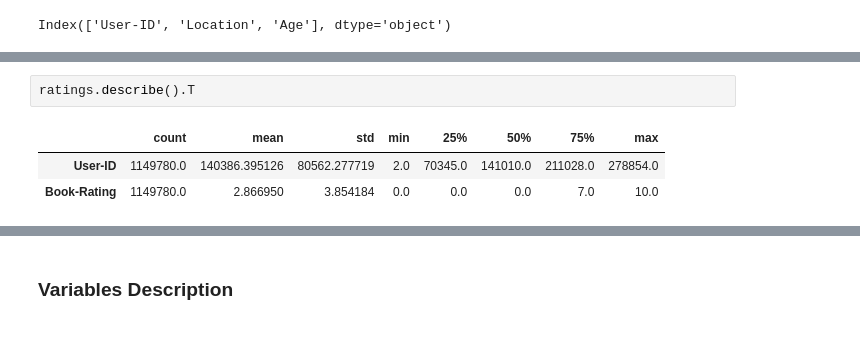
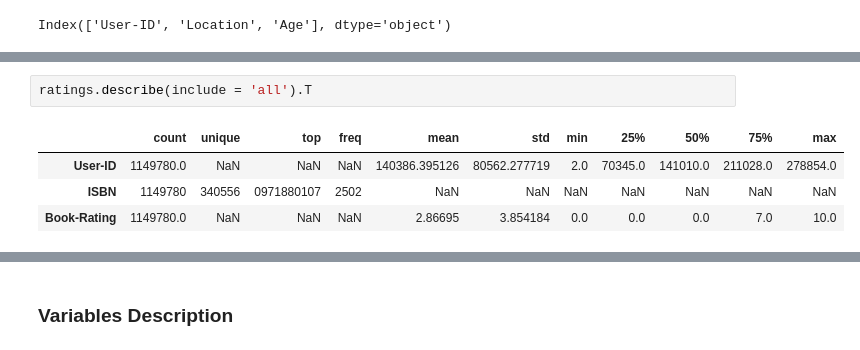
Before and after one commit to Jamal-1018/Book_Recommeder_System_Unsupervised_learning, a Jupyter notebook: Book_recommendation_sysytem_unsupervised.ipynb, the cells around one changed output, grey strips where cells are left out. Drawn from its saved outputs; the diff is of its cells as text.

```diff
--- a/Book_recommendation_sysytem_unsupervised.ipynb
+++ b/Book_recommendation_sysytem_unsupervised.ipynb
@@ -304,9 +316,10 @@ books.describe().T
 | Image-URL-M | 271360 | 271044 | http://images.amazon.com/images/P... | 2 |
 | Image-URL-L | 271357 | 271041 | http://images.amazon.com/images/P... | 2 |
 # %%
-ratings.describe().T
+ratings.describe(include = 'all').T
 # %% [output]
-|  | count | mean | std | min | 25% | 50% | 75% | max |
-| User-ID | 1149780.0 | 140386.395126 | 80562.277719 | 2.0 | 70345.0 | 141010.0 | 211028.0 | 278854.0 |
-| Book-Rating | 1149780.0 | 2.866950 | 3.854184 | 0.0 | 0.0 | 0.0 | 7.0 | 10.0 |
+|  | count | unique | top | freq | mean | std | min | 25% | 50% | 75% | max |
+| User-ID | 1149780.0 | NaN | NaN | NaN | 140386.395126 | 80562.277719 | 2.0 | 70345.0 | 141010.0 | 211028.0 | 278854.0 |
+| ISBN | 1149780 | 340556 | 0971880107 | 2502 | NaN | NaN | NaN | NaN | NaN | NaN | NaN |
+| Book-Rating | 1149780.0 | NaN | NaN | NaN | 2.86695 | 3.854184 | 0.0 | 0.0 | 0.0 | 7.0 | 10.0 |
 # %%
```
Also changed, not shown: parts of 21 cells of this notebook.
